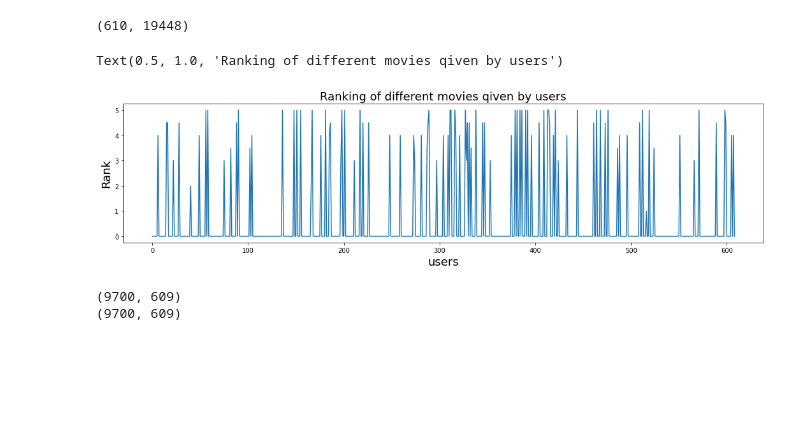
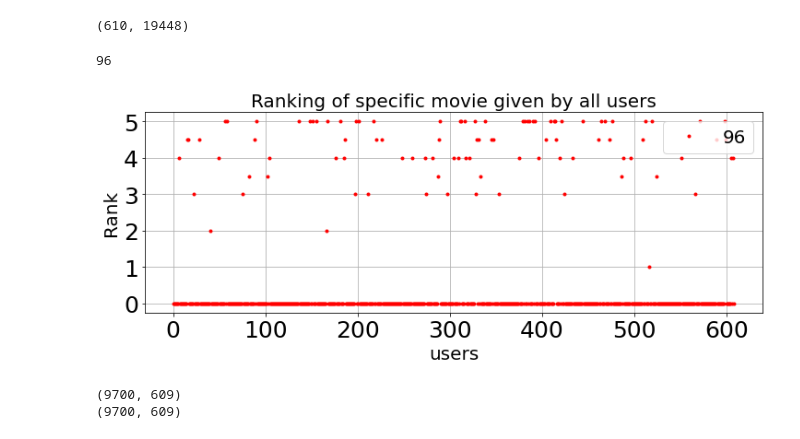
Before and after one commit to jwilliamn/Matrix-Completion, a Jupyter notebook: SVT_movie_recommender.ipynb, the cells around one changed output. Cells and saved outputs as stored; diff of their text form; code cells hidden in the pictures; blank space fills up the shorter version.

Commit message:
SVT movie recsys final

```diff
--- a/SVT_movie_recommender.ipynb
+++ b/SVT_movie_recommender.ipynb
@@ -27,15 +27,25 @@ a.shape
 
 
 aa = a[:609, :9700]
+# %%
+ np.count_nonzero(aa[:,602])
+# %% [output]
+96
 # %%
-plt.figure(figsize=(18, 4))
-plt.plot(aa[:,602])
-plt.ylabel('Rank', fontsize=18)
-plt.xlabel('users', fontsize=18)
-plt.title('Ranking of different movies qiven by users', fontsize=18)
+plt.figure(figsize=(12, 4))
+plt.plot(aa[:,602], "r.",label= np.count_nonzero(aa[:,602]))
+plt.ylabel('Rank', fontsize=20)
+plt.xlabel('users', fontsize=20)
+plt.grid()
+plt.legend()
+plt.legend(loc = 1, fontsize=20)
+plt.xticks(size = 25)
+plt.yticks(size = 25)
+
+plt.title('Ranking of specific movie given by all users', fontsize=20)
+plt.savefig('Ranking.jpeg')
 # %% [output]
-Text(0.5, 1.0, 'Ranking of different movies qiven by users')
-[figure, old version]
+[figure, new version]
 # %%
 import time
 from scipy.sparse.linalg import svds
```
Also changed, not shown: parts of 7 cells of this notebook.
